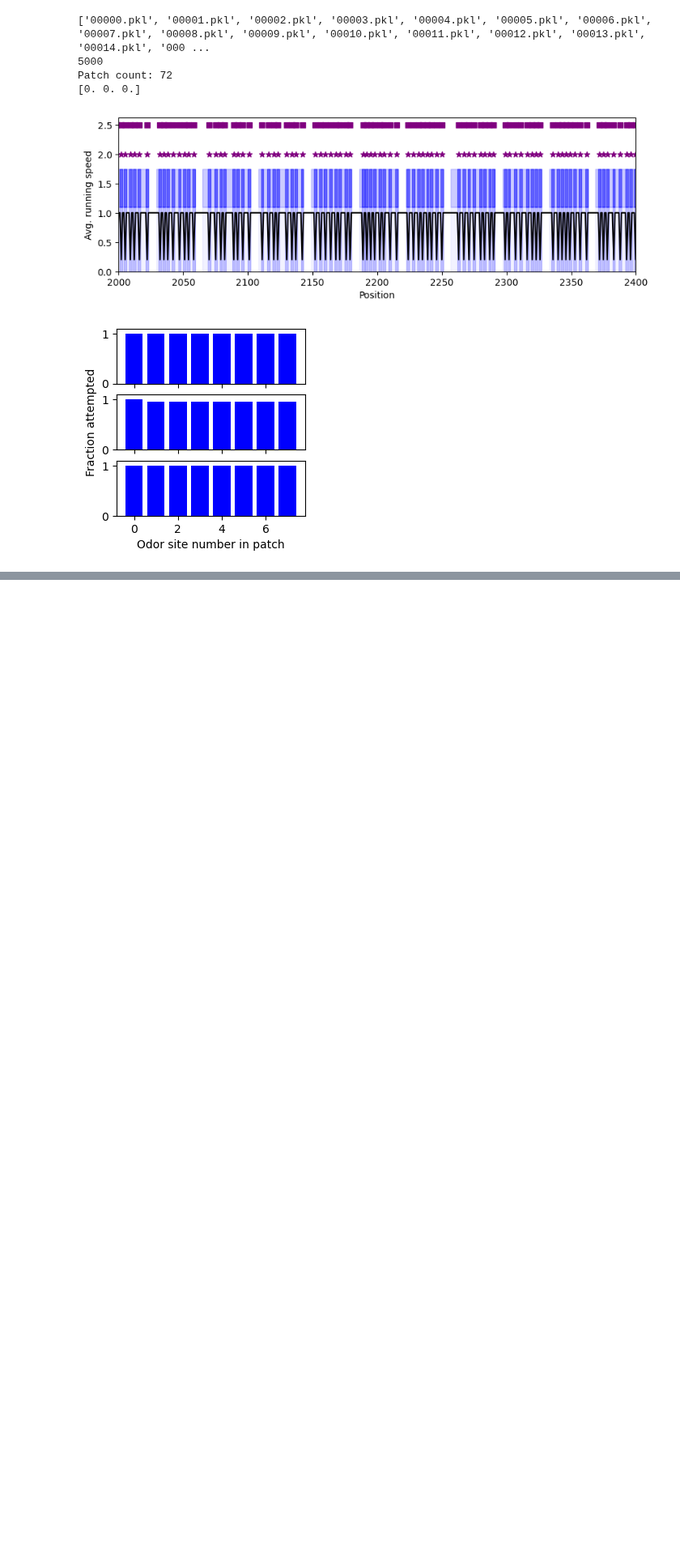
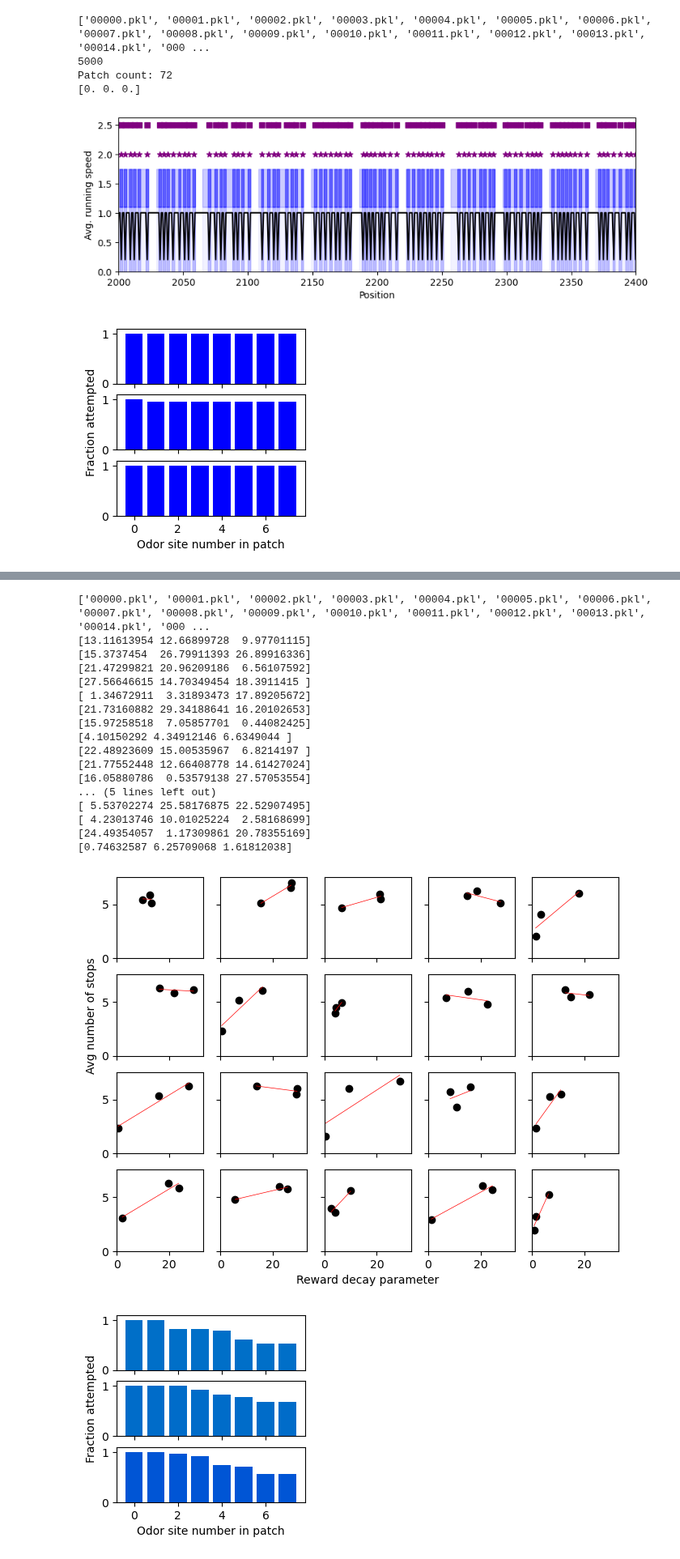
Before and after one commit to davidgbe/favorably_connected, a Jupyter notebook: notebooks/session_visualization.ipynb, the cells around one changed output, grey strips where cells are left out. Shown at 81% size. Saved outputs shown, nothing was run; the diff lists cells and outputs as text; code cells hidden in the pictures; blank space fills up the shorter version.

```diff
--- a/notebooks/session_visualization.ipynb
+++ b/notebooks/session_visualization.ipynb
@@ -163,5 +162,5 @@ Patch count: 157
 # %%
-def plot_avg_stops_vs_reward_param(data_path, update_num=None):
+def plot_avg_stops_vs_reward_param(data_path, update_num=None, max_reward_param=10):
 
     indices = [] if update_num is None else [update_num]
     state_data = load_data(
@@ -224,7 +223,6 @@ def plot_avg_stops_vs_reward_param(data_path, update_num=None):
         patches_entered_for_patch_type = np.zeros((np.array(all_patch_nums).max() + 1,))
         reward_param_for_patch_type = np.zeros((np.array(all_patch_nums).max() + 1,))
 
-        max_reward_param = 10
         last_pb = None
         patch_count = 0
         for i, pb in enumerate(all_patch_bounds):
@@ -242,6 +240,8 @@ def plot_avg_stops_vs_reward_param(data_path, update_num=None):
                         site_idx_of_stop.append(k_rwsb)
                         site_stops_for_patch_type[all_patch_nums[i], k_rwsb] += 1
             last_pb = pb
+
+        print(reward_param_for_patch_type)
 
 
         scale = 1
@@ -295,0 +277,25 @@ plot_avg_stops_vs_reward_param(
+# %%
+plot_avg_stops_vs_reward_param(
+    '../data/rl_agent_outputs/det_reward_to_stoch_long_trials_max_reward_decay_30_2024-08-29_17_06_50_928811/state',
+    max_reward_param=30,
+)
+# %% [output]
+['00000.pkl', '00001.pkl', '00002.pkl', '00003.pkl', '00004.pkl', '00005.pkl', '00006.pkl', '00007.pkl', '00008.pkl', '00009.pkl', '00010.pkl', '00011.pkl', '00012.pkl', '00013.pkl', '00014.pkl', '000 ...
+[13.11613954 12.66899728  9.97701115]
+[15.3737454  26.79911393 26.89916336]
+[21.47299821 20.96209186  6.56107592]
+[27.56646615 14.70349454 18.3911415 ]
+[ 1.34672911  3.31893473 17.89205672]
+[21.73160882 29.34188641 16.20102653]
+[15.97258518  7.05857701  0.44082425]
+[4.10150292 4.34912146 6.6349044 ]
+[22.48923609 15.00535967  6.8214197 ]
+[21.77552448 12.66408778 14.61427024]
+[16.05880786  0.53579138 27.57053554]
+... (5 lines left out)
+[ 5.53702274 25.58176875 22.52907495]
+[ 4.23013746 10.01025224  2.58168699]
+[24.49354057  1.17309861 20.78355169]
+[0.74632587 6.25709068 1.61812038]
+[figure, added]
+[figure, added]
```
Also changed, not shown: parts of 6 cells of this notebook, 10 other files.
